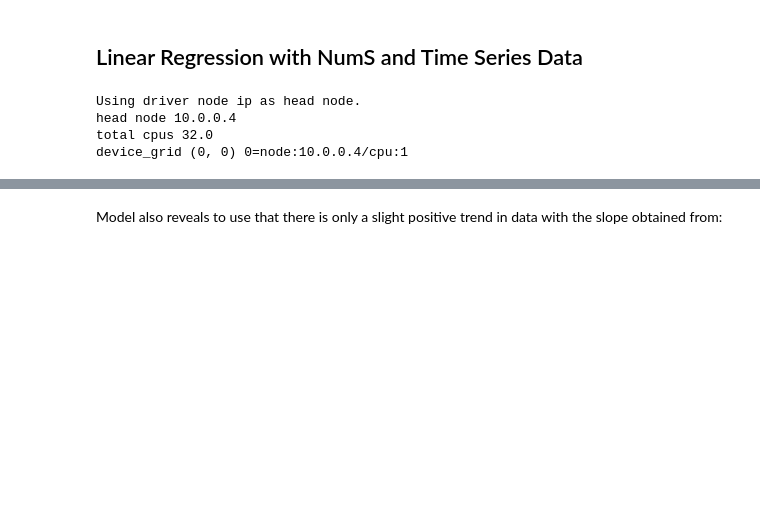
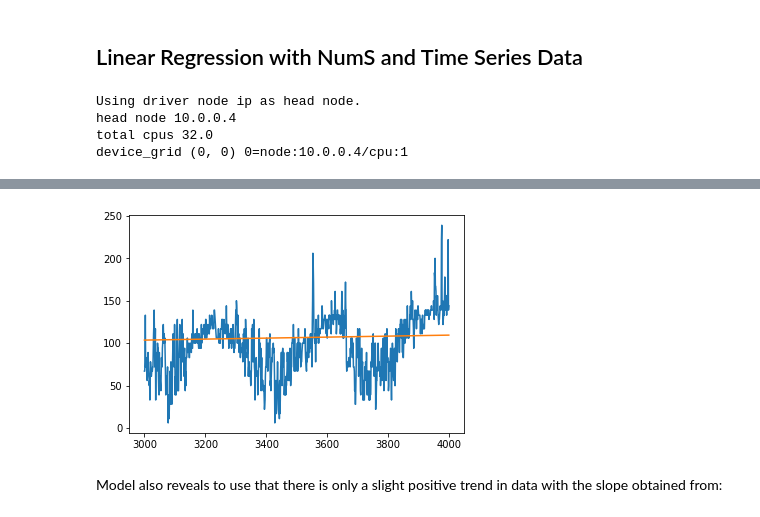
Before and after one commit to briancpark/aws-asdi, a Jupyter notebook: eda.ipynb, the cells around one changed output, grey strips where cells are left out. Drawn from its saved outputs; the diff is of its cells as text; code cells hidden in the pictures; blank space fills up the shorter version.

```diff
--- a/eda.ipynb
+++ b/eda.ipynb
@@ -783,3 +789,8 @@ plt.plot(X_train.get(), m * X_train.get() + b)
+# %%
+plt.plot(X_test.get(), y_test.get())
+plt.plot(X_test.get(), model.predict(X_test).get());
+# %% [output]
+[figure, added]
 # %% [markdown]
 Model also reveals to use that there is only a slight positive trend in data with the slope obtained from:
 # %%
```
Also changed, not shown: parts of 71 cells of this notebook, 2 other files.
